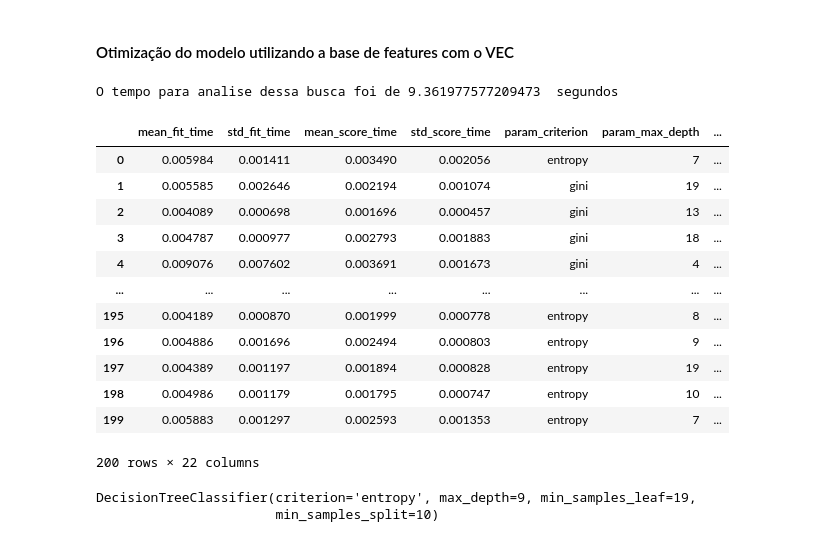
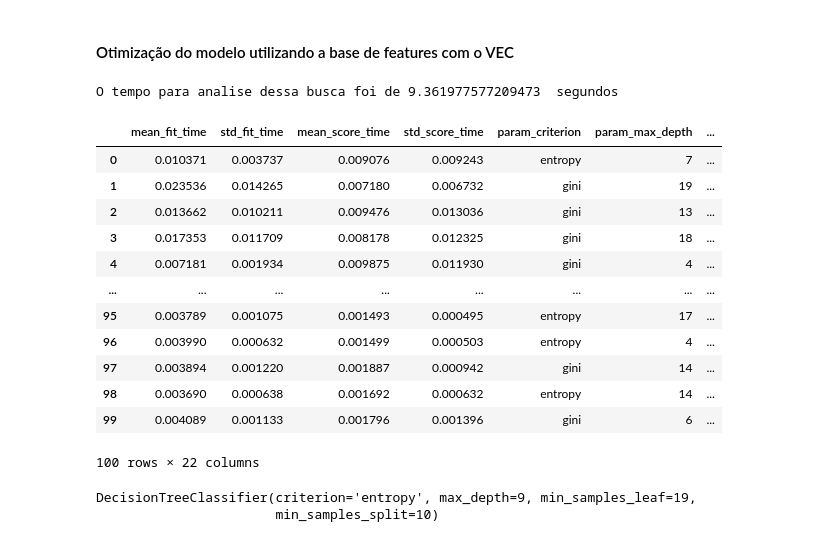
Before and after one commit to kkayquek/Classific-o-preditiva-de-fases-para-ligas-de-alta-entropia-Ni-Mn-Fe-Cr-e-Co-, a Jupyter notebook: TCC_arvore_de_decisão.ipynb, the cells around one changed output. Saved outputs shown, nothing was run; the diff lists cells and outputs as text; code cells hidden in the pictures.

```diff
--- a/TCC_arvore_de_decisão.ipynb
+++ b/TCC_arvore_de_decisão.ipynb
@@ -596,40 +596,40 @@ A acurácia utilizando o modelo de árvore de decisão com StratifiedKFold foi d
 # %%
 #Varredura de parâmetros que melhor otimizam o modelo usando o RandomizeSearch
 
 espaco_de_parametros2= {
     'criterion': ["gini", "entropy"],
     'max_depth': randint(3,25),
     'min_samples_split': randint(10,300),
     'min_samples_leaf': randint (10,300)
 }
 
 tic2 =time.time()
-busca2 = RandomizedSearchCV(DecisionTreeClassifier(),espaco_de_parametros2, n_iter=200,
+busca2 = RandomizedSearchCV(DecisionTreeClassifier(),espaco_de_parametros2, n_iter=100,
                           cv=cv_arvore_skfold2, random_state=SEED)
 
 busca2.fit(x_2,y)
 
 tac2 =time.time()
 tempo_que_passou2 = tac2-tic2
 
 print('O tempo para analise dessa busca foi de', tempo_que_passou,' segundos')
 results_randomize2 = pd.DataFrame(busca2.cv_results_)
 results_randomize2
 # %% [output]
 O tempo para analise dessa busca foi de 9.361977577209473  segundos
 |  | mean_fit_time | std_fit_time | mean_score_time | std_score_time | param_criterion | param_max_depth | ... |
-| 0 | 0.005984 | 0.001411 | 0.003490 | 0.002056 | entropy | 7 | ... |
-| 1 | 0.005585 | 0.002646 | 0.002194 | 0.001074 | gini | 19 | ... |
-| 2 | 0.004089 | 0.000698 | 0.001696 | 0.000457 | gini | 13 | ... |
-| 3 | 0.004787 | 0.000977 | 0.002793 | 0.001883 | gini | 18 | ... |
-| 4 | 0.009076 | 0.007602 | 0.003691 | 0.001673 | gini | 4 | ... |
+| 0 | 0.010371 | 0.003737 | 0.009076 | 0.009243 | entropy | 7 | ... |
+| 1 | 0.023536 | 0.014265 | 0.007180 | 0.006732 | gini | 19 | ... |
+| 2 | 0.013662 | 0.010211 | 0.009476 | 0.013036 | gini | 13 | ... |
+| 3 | 0.017353 | 0.011709 | 0.008178 | 0.012325 | gini | 18 | ... |
+| 4 | 0.007181 | 0.001934 | 0.009875 | 0.011930 | gini | 4 | ... |
 | ... | ... | ... | ... | ... | ... | ... | ... |
-| 195 | 0.004189 | 0.000870 | 0.001999 | 0.000778 | entropy | 8 | ... |
-| 196 | 0.004886 | 0.001696 | 0.002494 | 0.000803 | entropy | 9 | ... |
-| 197 | 0.004389 | 0.001197 | 0.001894 | 0.000828 | entropy | 19 | ... |
-| 198 | 0.004986 | 0.001179 | 0.001795 | 0.000747 | entropy | 10 | ... |
-| 199 | 0.005883 | 0.001297 | 0.002593 | 0.001353 | entropy | 7 | ... |
+| 95 | 0.003789 | 0.001075 | 0.001493 | 0.000495 | entropy | 17 | ... |
+| 96 | 0.003990 | 0.000632 | 0.001499 | 0.000503 | entropy | 4 | ... |
+| 97 | 0.003894 | 0.001220 | 0.001887 | 0.000942 | gini | 14 | ... |
+| 98 | 0.003690 | 0.000638 | 0.001692 | 0.000632 | entropy | 14 | ... |
+| 99 | 0.004089 | 0.001133 | 0.001796 | 0.001396 | gini | 6 | ... |
-200 rows × 22 columns
+100 rows × 22 columns
 # %%
 #Impressão do melhor modelo de árvore entre os explorados
 melhor2=busca2.best_estimator_
```
Also changed, not shown: parts of 2 cells of this notebook.
